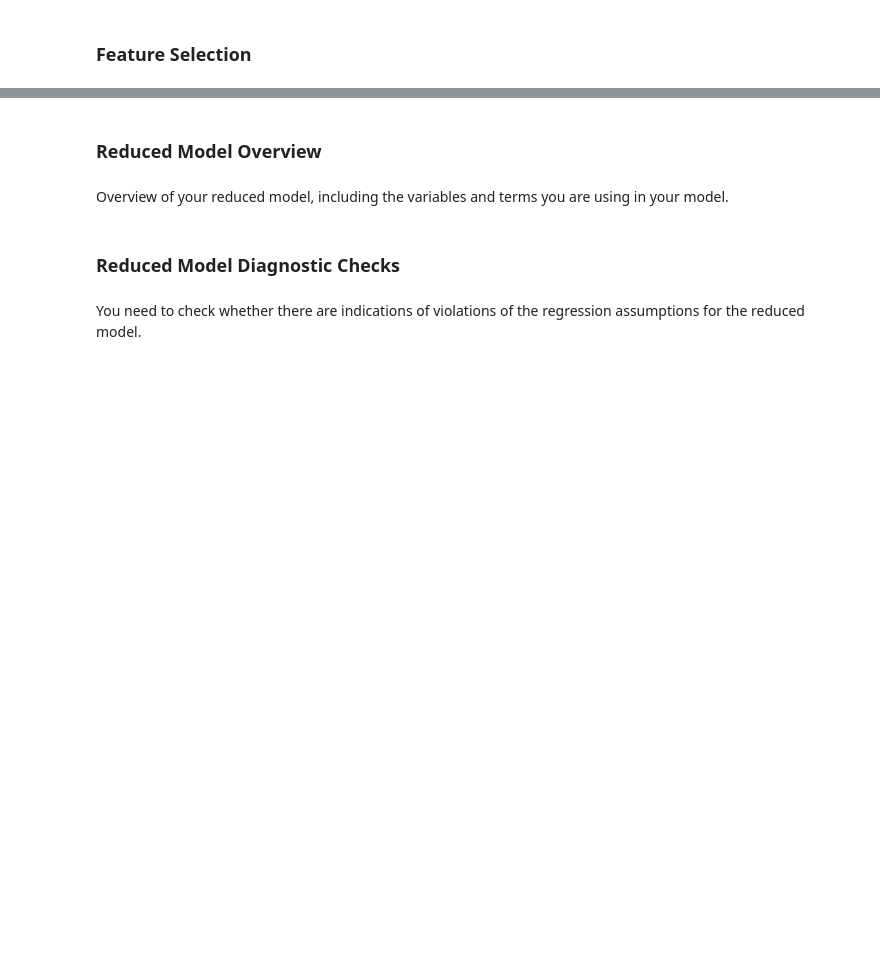
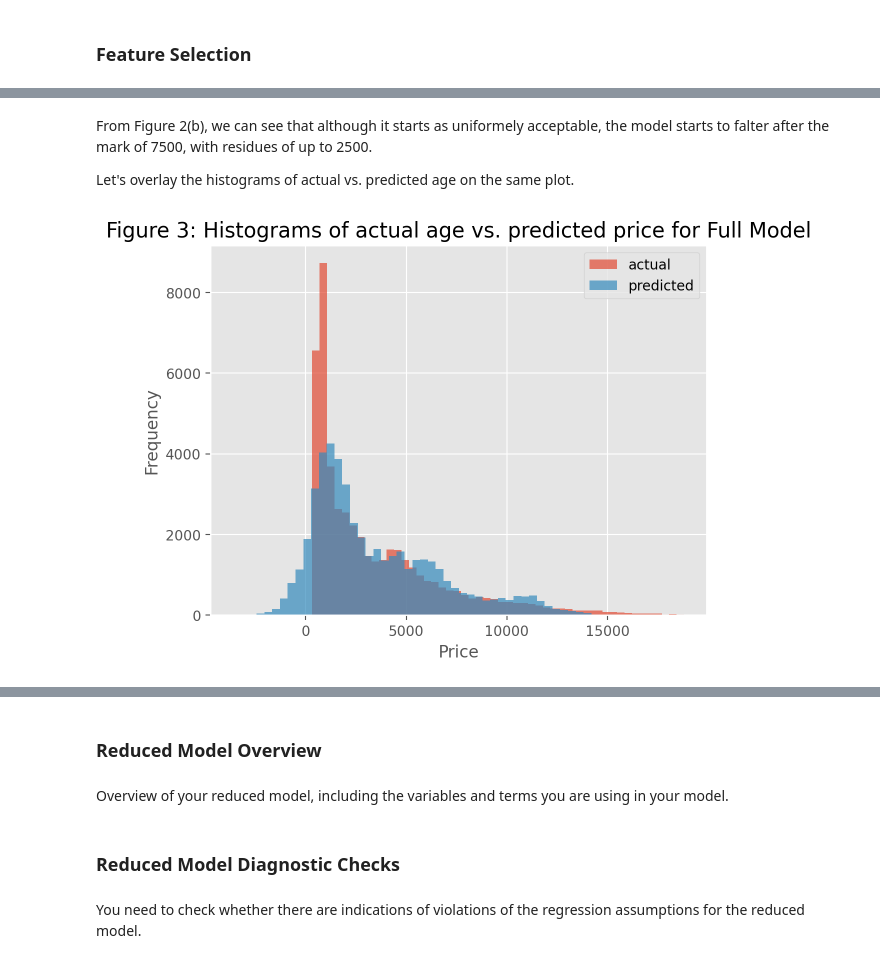
Before and after one commit to Jobi060704/Predicting-Diamond-Prices-RMIT, a Jupyter notebook: Stats_Phase2_Report_Template.ipynb, the cells around one changed output, grey strips where cells are left out. Saved outputs shown, nothing was run; the diff lists cells and outputs as text; code cells hidden in the pictures; blank space fills up the shorter version.

```diff
--- a/Stats_Phase2_Report_Template.ipynb
+++ b/Stats_Phase2_Report_Template.ipynb
@@ -155,0 +222,14 @@ NameError: name 'formula_string_encoded' is not defined
+# %% [markdown]
+From Figure 2(b), we can see that although it starts as uniformely acceptable, the model starts to falter after the mark of 7500, with residues of up to 2500.
+
+Let's overlay the histograms of actual vs. predicted age on the same plot.
+# %%
+plt.hist(residuals_full['actual'], label='actual', bins=50, alpha=0.7);
+plt.hist(residuals_full['predicted'], label='predicted', bins=50, alpha=0.7);
+plt.xlabel('Price');
+plt.ylabel('Frequency');
+plt.title('Figure 3: Histograms of actual age vs. predicted price for Full Model', fontsize=15);
+plt.legend()
+plt.show();
+# %% [output]
+[figure, added]
```
Also changed, not shown: parts of 31 cells of this notebook, 2 other files.
